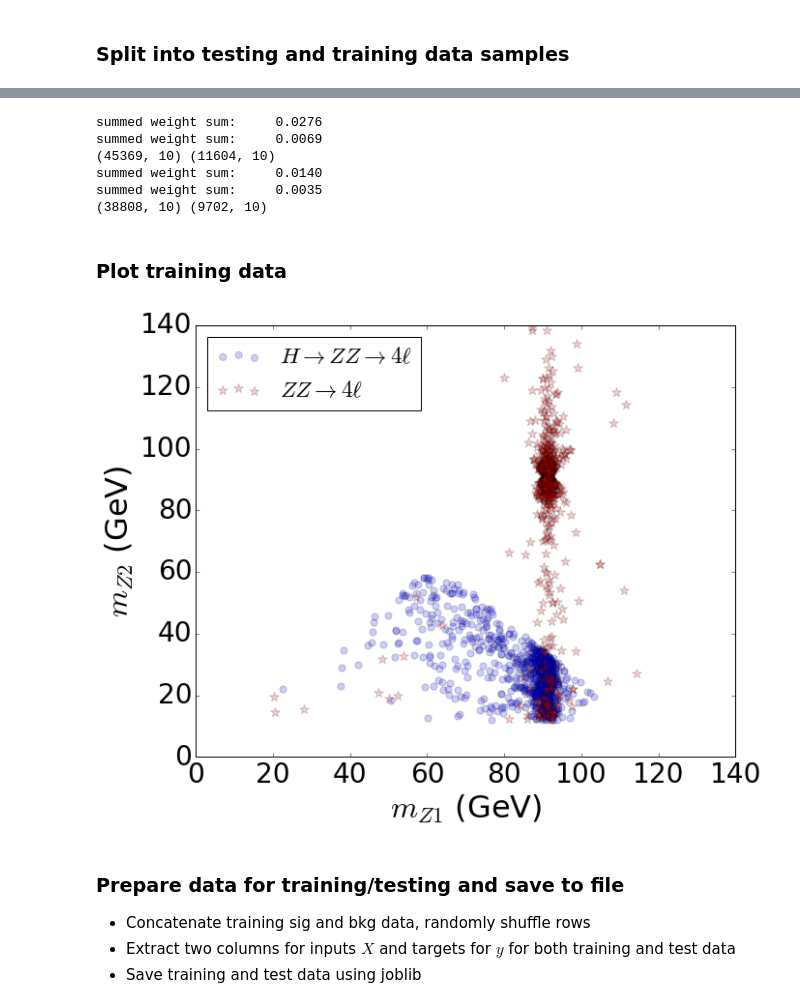
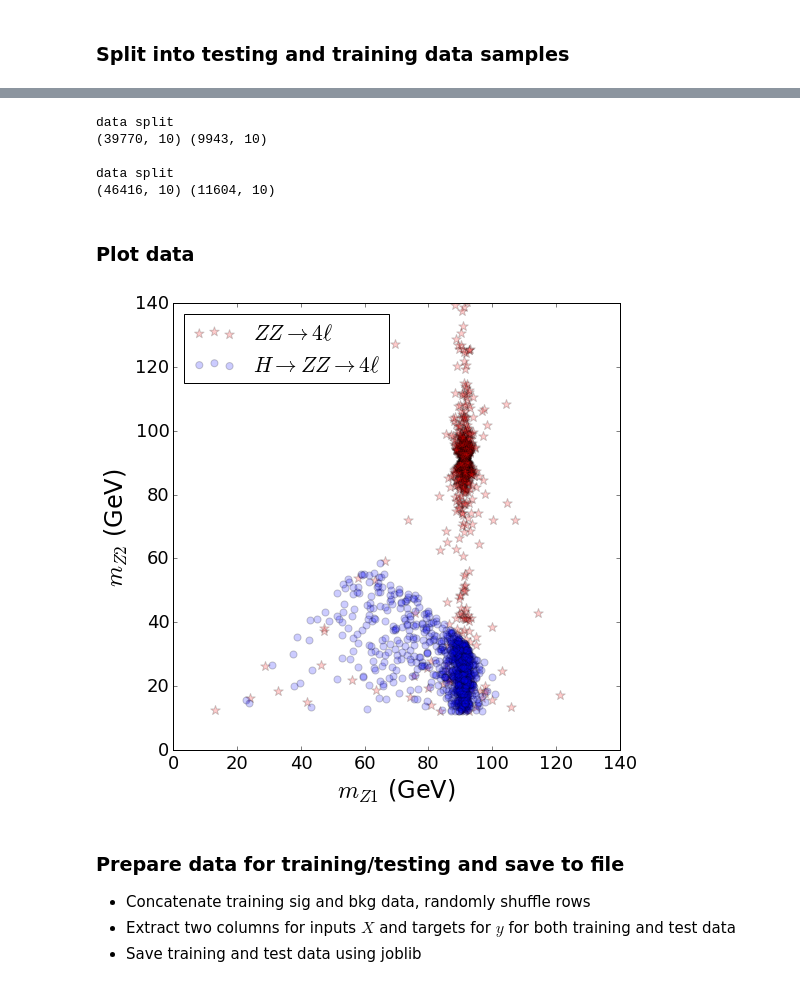
Before and after one commit to akanugan/mlworkshop, a Jupyter notebook: exercises/00/00_prepare_data.ipynb, the cells around one changed output, grey strips where cells are left out. Saved outputs shown, nothing was run; the diff lists cells and outputs as text; code cells hidden in the pictures.

```diff
--- a/exercises/00/00_prepare_data.ipynb
+++ b/exercises/00/00_prepare_data.ipynb
@@ -59,15 +42,0 @@ bkg data
-# %%
-sig_train = bootstrap_unweight(sig_train_data)
-sig_test  = bootstrap_unweight(sig_test_data)
-print sig_train.shape, sig_test_data.shape
-
-bkg_train = bootstrap_unweight(bkg_train_data)
-bkg_test  = bootstrap_unweight(bkg_test_data)
-print bkg_train.shape, bkg_test.shape
-# %% [output]
-summed weight sum:     0.0276
-summed weight sum:     0.0069
-(45369, 10) (11604, 10)
-summed weight sum:     0.0140
-summed weight sum:     0.0035
-(38808, 10) (9702, 10)
@@ -74,9 +50,32 @@ summed weight sum:     0.0035
+# %%
+train_bkg_data, test_bkg_data = splitData(bkg_data)
+train_sig_data, test_sig_data = splitData(sig_data)
+# %% [output]
+data split
+(39770, 10) (9943, 10)
+
+data split
+(46416, 10) (11604, 10)
 # %% [markdown]
-### Plot training data
+### Plot data
 # %%
-def plotData(sig, bkg, xmin=0, xmax=140, ymin=0, ymax=140, ftsize=FONTSIZE):
+def plotData(b, s, gfilename,
+             xlabel=r'$m_{Z1}$ (GeV)',
+             ylabel=r'$m_{Z2}$ (GeV)',
+             xfield='Z1mass',
+             yfield='Z2mass',
+             blabel=r'$ZZ \rightarrow 4\ell$',
+             slabel=r'$H \rightarrow ZZ \rightarrow 4\ell$',
+             xmin=0, xmax=140, ymin=0, ymax=140,
+             bcolor=(1,0,0),
+             scolor=(0,0,1),
+             figsize=(8,8),
+             fontsize=24):
+    """
+
+    """
     # set size of figure
-    plt.figure(figsize=(10,8));
+    plt.figure(figsize=(8,8));
 
     # get axis info
     axes = plt.gca()
@@ -85,27 +84,24 @@ def plotData(sig, bkg, xmin=0, xmax=140, ymin=0, ymax=140, ftsize=FONTSIZE):
     axes.set_ylim(ymin, ymax)
 
     # annotate axes
-    plt.xlabel(r'$m_{Z1}$ (GeV)', fontsize=ftsize)
-    plt.ylabel(r'$m_{Z2}$ (GeV)', fontsize=ftsize)
+    plt.xlabel(xlabel, fontsize=fontsize)
+    plt.ylabel(ylabel, fontsize=fontsize)
 
-    # choose color of points
-    red = (1,0,0)
-    blue= (0,0,1)
-    plt.scatter(sig['Z1mass'], sig['Z2mass'], marker='o',
-                s=50, c=blue, alpha=0.2, label=r'$H \rightarrow ZZ \rightarrow 4\ell$')
-    pl.legend(loc='upper left', fontsize='small') # activate legend
+    plt.scatter(b[xfield], b[yfield], marker='*',
+                s=100, c=bcolor,  alpha=0.2, label=blabel)
+    pl.legend(loc='upper left') # activate legend
 
-    plt.scatter(bkg['Z1mass'], bkg['Z2mass'], marker='*',
-                s=100, c=red,  alpha=0.2, label=r'$ZZ \rightarrow 4\ell$')
-    pl.legend(loc='upper left', fontsize='small') # activate legend
+    plt.scatter(s[xfield], s[yfield], marker='o',
+                s=50, c=scolor, alpha=0.2, label=slabel)
+    pl.legend(loc='upper left') # activate legend
 
-    plt.savefig('fig_Z1mass_Z2mass.png')
+    plt.savefig(gfilename)
     plt.show()
 # %%
 N = 1000
-plotData(sig_train[:N], bkg_train[:N])
+plotData(train_bkg_data[:N], train_sig_data[:N], gfilename='fig_Z1mass_Z2mass.png')
 # %% [output]
-[figure, old version]
+[figure, new version]
 # %% [markdown]
 ### Prepare data for training/testing and save to file
   * Concatenate training sig and bkg data, randomly shuffle rows
```
Also changed, not shown: parts of 15 cells of this notebook, 8 other files.
